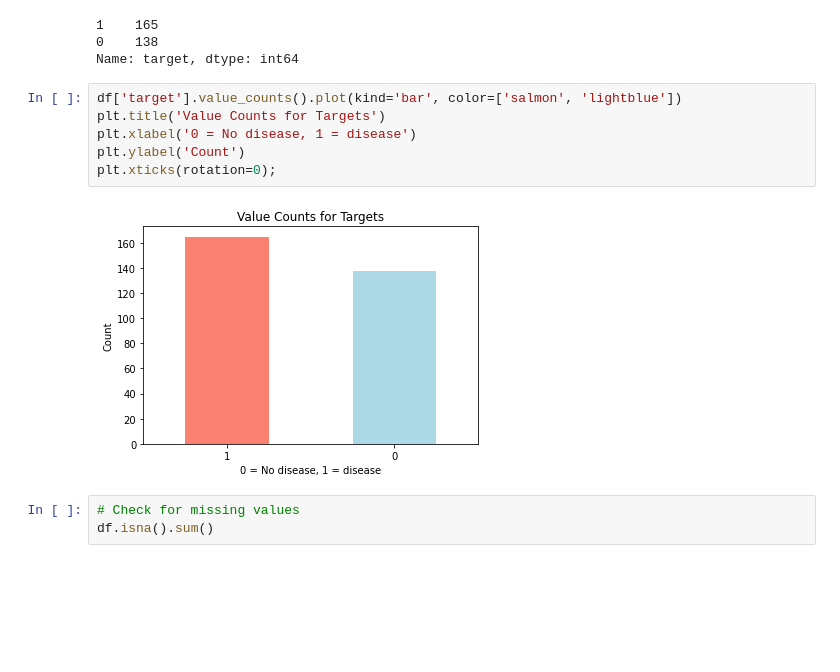
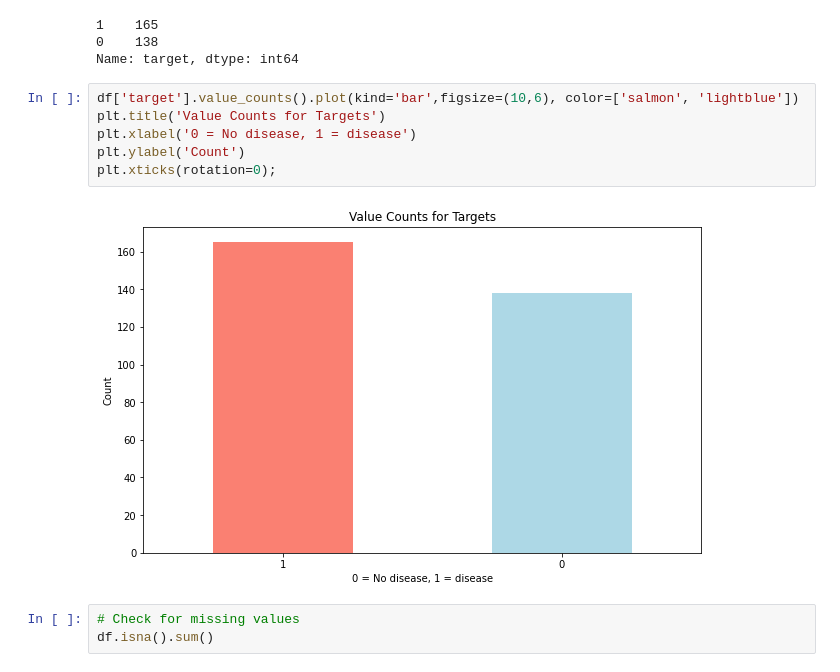
Before and after one commit to Melchizedeke/Heart-Disease-Classification-using-machine-Learning, a Jupyter notebook: codes.ipynb, the cells around one changed output. Saved outputs shown, nothing was run; the diff lists cells and outputs as text; blank space fills up the shorter version.

```diff
--- a/codes.ipynb
+++ b/codes.ipynb
@@ -142,13 +142,13 @@ df['target'].value_counts()
 0    138
 Name: target, dtype: int64
 # %%
-df['target'].value_counts().plot(kind='bar', color=['salmon', 'lightblue'])
+df['target'].value_counts().plot(kind='bar',figsize=(10,6), color=['salmon', 'lightblue'])
 plt.title('Value Counts for Targets')
 plt.xlabel('0 = No disease, 1 = disease')
 plt.ylabel('Count')
 plt.xticks(rotation=0);
 # %% [output]
-[figure, old version]
+[figure, new version]
 # %%
 # Check for missing values
 df.isna().sum()
```
